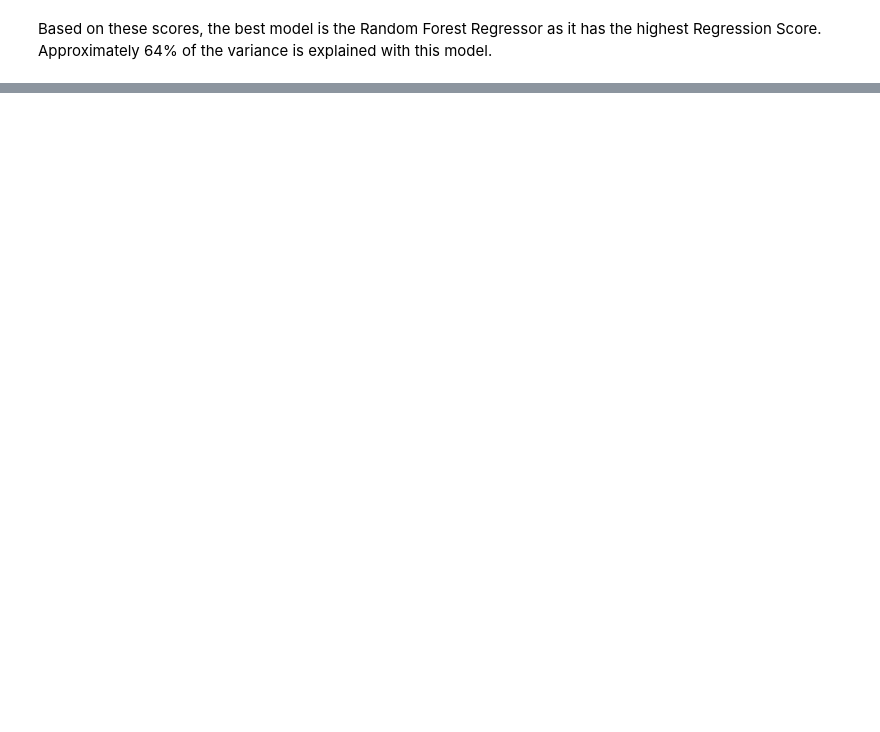
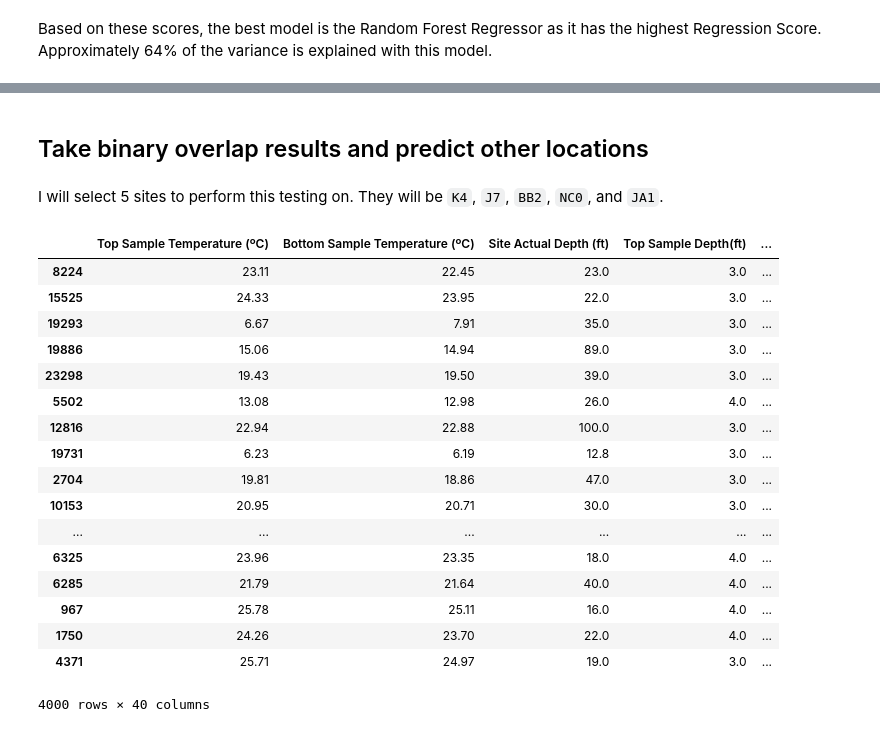
Before and after one commit to dradamski/capstone-two, a Jupyter notebook: notebooks/In Depth Analysis Pt 2.ipynb, the cells around one changed output, grey strips where cells are left out. Cells and saved outputs as stored; diff of their text form; code cells hidden in the pictures; blank space fills up the shorter version.

Commit message:
implemented overlap prediction machine learning algorithm

```diff
--- a/notebooks/In Depth Analysis Pt 2.ipynb
+++ b/notebooks/In Depth Analysis Pt 2.ipynb
@@ -202,0 +291,4 @@ _ = sns.residplot(target, residuals, lowess=True)
+# %%
+full_overlap_df_pho = wq_df.join(pho_overlap_df, rsuffix='_r')
+full_overlap_df_pho.drop(columns=['Sampling Location_r', 'Sample Time',
+                                  'Sample Date', 'Sampling Location'], inplace=True)
@@ -202,0 +312,64 @@ _ = sns.residplot(target, residuals, lowess=True)
+# %% [markdown]
+## Take binary overlap results and predict other locations
+# %% [markdown]
+I will select 5 sites to perform this testing on. They will be `K4`, `J7`, `BB2`, `NC0`, and `JA1`.
+# %%
+def balance(df, site):
+    '''Upsamples dataset to balance target variable categorizations.'''
+
+    target = site + '_fail_overlap_pho'
+    int_df = df.select_dtypes(include=[float, 'int64'])
+    int_df = int_df.drop(columns=['Lat', 'Long'])
+
+    class0 = int_df[int_df[target] == 0]
+    class1 = int_df[int_df[target] == 1]
+    nclass0 = len(class0)
+    nclass1 = len(class1)
+    class0_resampled = np.random.choice(class0.index, size=2000, replace=True)
+    class1_resampled = np.random.choice(class1.index, size=2000, replace=True)
+    resampled_int_df = int_df.iloc[class0_resampled]
+    resampled_int_df = resampled_int_df.append(int_df.iloc[class1_resampled])
+
+    return resampled_int_df
+# %%
+from sklearn.linear_model import LogisticRegression
+from sklearn.model_selection import train_test_split
+from sklearn.ensemble import RandomForestClassifier
+from sklearn.svm import SVC
+
+site_list = ['K4', 'J7', 'BB2', 'NC0', 'JA1']
+
+#svc_model = SVC(C=0.1, gamma='scale')
+rf_model = RandomForestClassifier(n_estimators=100)
+lr_model = LogisticRegression()
+
+models = [rf_model, lr_model]
+
+balanced_overlap_df_pho = balance(full_overlap_df_pho, 'K4')
+
+x = balanced_overlap_df_pho.iloc[:, :40]
+target = balanced_overlap_df_pho.loc[:, 'K4_fail_overlap_pho']
+
+x_train, x_test, target_train, target_test \
+    = train_test_split(x, target, test_size=0.3, random_state=42)
+# %%
+x
+# %% [output]
+|  | Top Sample Temperature (ºC) | Bottom Sample Temperature (ºC) | Site Actual Depth (ft) | Top Sample Depth(ft) | ... |
+| 8224 | 23.11 | 22.45 | 23.0 | 3.0 | ... |
+| 15525 | 24.33 | 23.95 | 22.0 | 3.0 | ... |
+| 19293 | 6.67 | 7.91 | 35.0 | 3.0 | ... |
+| 19886 | 15.06 | 14.94 | 89.0 | 3.0 | ... |
+| 23298 | 19.43 | 19.50 | 39.0 | 3.0 | ... |
+| 5502 | 13.08 | 12.98 | 26.0 | 4.0 | ... |
+| 12816 | 22.94 | 22.88 | 100.0 | 3.0 | ... |
+| 19731 | 6.23 | 6.19 | 12.8 | 3.0 | ... |
+| 2704 | 19.81 | 18.86 | 47.0 | 3.0 | ... |
+| 10153 | 20.95 | 20.71 | 30.0 | 3.0 | ... |
+| ... | ... | ... | ... | ... | ... |
+| 6325 | 23.96 | 23.35 | 18.0 | 4.0 | ... |
+| 6285 | 21.79 | 21.64 | 40.0 | 4.0 | ... |
+| 967 | 25.78 | 25.11 | 16.0 | 4.0 | ... |
+| 1750 | 24.26 | 23.70 | 22.0 | 4.0 | ... |
+| 4371 | 25.71 | 24.97 | 19.0 | 3.0 | ... |
+4000 rows × 40 columns
```
Also changed, not shown: parts of 14 cells of this notebook.
